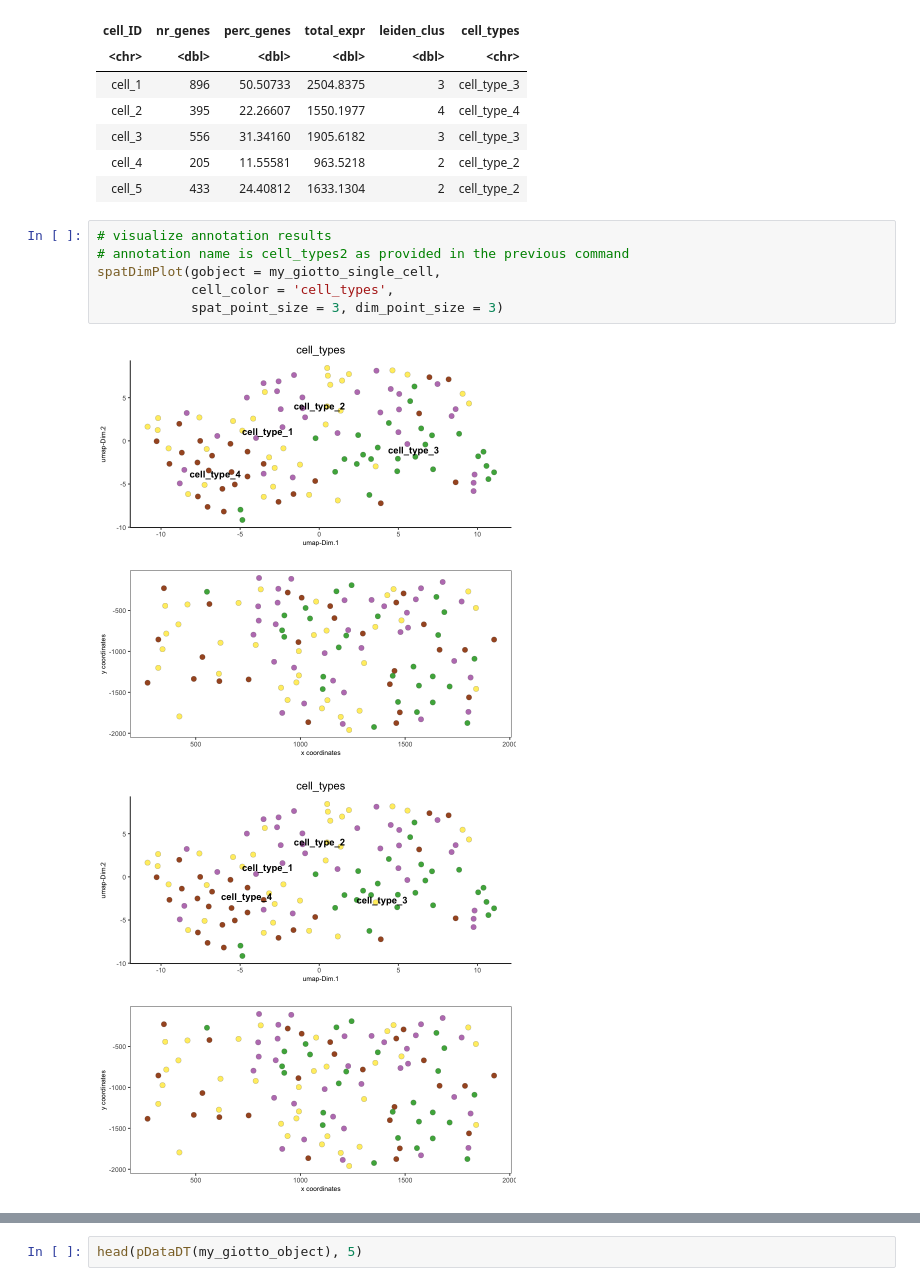
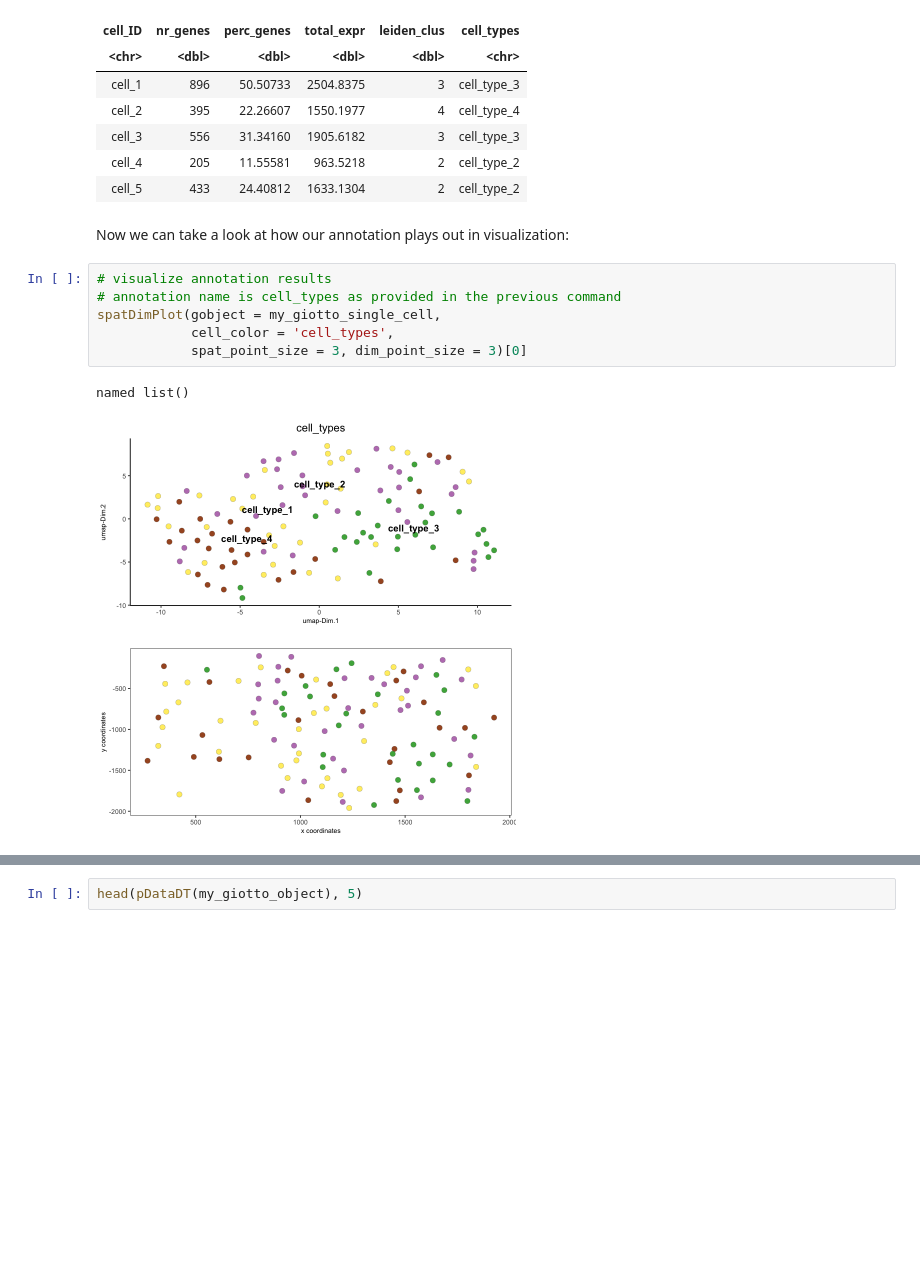
Before and after one commit to ndelrossi7/giotto-tutorial-binder, a Jupyter notebook: notebooks/6-Annotation-Tools.ipynb, the cells around one changed output, grey strips where cells are left out. Saved outputs shown, nothing was run; the diff lists cells and outputs as text; blank space fills up the shorter version.

Commit message:
add to annotation nb

```diff
--- a/notebooks/6-Annotation-Tools.ipynb
+++ b/notebooks/6-Annotation-Tools.ipynb
@@ -47,12 +63,14 @@ A data.table: 5 × 6
 | cell_3 | 556 | 31.34160 | 1905.6182 | 3 | cell_type_3 |
 | cell_4 | 205 | 11.55581 | 963.5218 | 2 | cell_type_2 |
 | cell_5 | 433 | 24.40812 | 1633.1304 | 2 | cell_type_2 |
+# %% [markdown]
+Now we can take a look at how our annotation plays out in visualization:
 # %%
 # visualize annotation results
-# annotation name is cell_types2 as provided in the previous command
+# annotation name is cell_types as provided in the previous command
 spatDimPlot(gobject = my_giotto_single_cell,
             cell_color = 'cell_types',
-            spat_point_size = 3, dim_point_size = 3)
+            spat_point_size = 3, dim_point_size = 3)[0]
 # %% [output]
+named list()
-[figure, old version]
+[figure, new version]
-[figure, removed]
```
Also changed, not shown: parts of 13 cells of this notebook.
